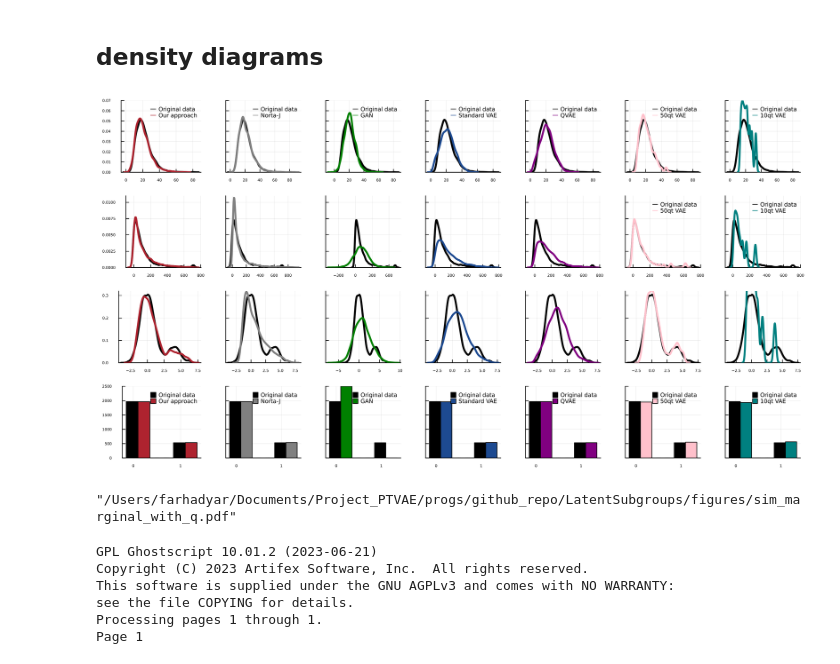
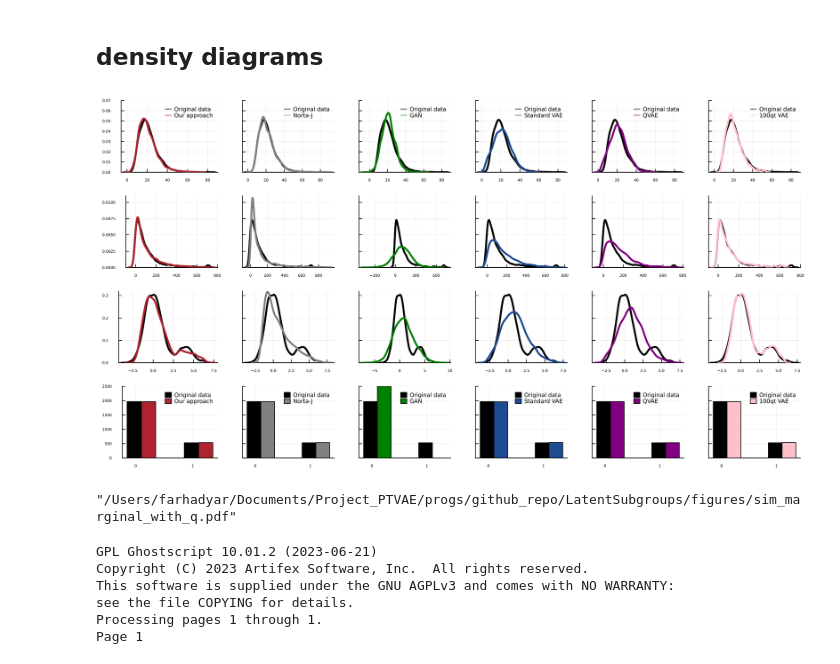
Before and after one commit to kianaf/LatentSubgroups, a Jupyter notebook: notebooks/Sec3_evaluation_unknown_group_quantile.ipynb, the cells around one changed output. Cells and saved outputs as stored; diff of their text form; code cells hidden in the pictures.

Commit message:
added cross validation, average utility, reconstruction curves

```diff
--- a/notebooks/Sec3_evaluation_unknown_group_quantile.ipynb
+++ b/notebooks/Sec3_evaluation_unknown_group_quantile.ipynb
@@ -57,12 +58,12 @@ Standardize_pMSE: 4.804678834934327
 # %%
-path_sim = "runs/run_427"
+path_sim = "runs/run_428"
 
 # path = "runs/run_149"
 # utility(path)
 
 
-q50_ptvae_syn_sim = Matrix(CSV.read("./runs/run_427/vae/prior_sampling/synthetic_data_prior.csv" , DataFrame, header = false))
-utility(path_sim, nothing, q50_ptvae_syn_sim)
+q100_ptvae_syn_sim = Matrix(CSV.read("./runs/run_428/vae/prior_sampling/synthetic_data_prior.csv" , DataFrame, header = false))
+utility(path_sim, nothing, q100_ptvae_syn_sim)
 # %% [output]
 DecisionTreeClassifier
 max_depth:                15
@@ -212,13 +219,13 @@ p5 = Plots.density(original_data_sim[:,dim_number_sim], label = " Original data"
 Plots.density!(p5, qvae_syn_sim[:,dim_number_sim], label = " QVAE", color = "purple", width = 3, ylim =(0, 0.07), yformatter=_->"")
 
 p6 = Plots.density(original_data_sim[:,dim_number_sim], label = " Original data" , color = "black", width = 3,ylim =(0, 0.07))
-Plots.density!(p6, q50_ptvae_syn_sim[:,dim_number_sim], label = " 50qt VAE", color = "pink", width = 3, ylim =(0, 0.07), yformatter=_->"")
+Plots.density!(p6, q100_ptvae_syn_sim[:,dim_number_sim], label = " 100qt VAE", color = "pink", width = 3, ylim =(0, 0.07), yformatter=_->"")
 
 p7 = Plots.density(original_data_sim[:,dim_number_sim], label = " Original data" , color = "black", width = 3,ylim =(0, 0.07))
-Plots.density!(p7, q500_ptvae_syn_sim[:,dim_number_sim], label = " 10qt VAE", color = "teal", width = 3, ylim =(0, 0.07), yformatter=_->"")
+Plots.density!(p7, q10_ptvae_syn_sim[:,dim_number_sim], label = " 10qt VAE", color = "teal", width = 3, ylim =(0, 0.07), yformatter=_->"")
 
 # Combine plots into a single row
-combined_plot = Plots.plot(p1, p2, p3, p4, p5, p6, p7, layout = (1, 7), size = (1120, 200),  legend = :best)
+combined_plot = Plots.plot(p1, p2, p3, p4, p5, p6, layout = (1, 6), size = (1120, 200),  legend = :best)
 
 
 
@@ -243,13 +250,13 @@ Plots.density!(p5, qvae_syn_sim[:,dim_number_sim], label = " QVAE", color = "pur
 
 
 p6 = Plots.density(original_data_sim[:,dim_number_sim], label = " Original data" , color = "black", width = 3,ylim =(0, 0.07))
-Plots.density!(p6, q50_ptvae_syn_sim[:,dim_number_sim], label = " 50qt VAE", color = "pink", width = 3, ylim =(0, 0.011), yformatter=_->"")
+Plots.density!(p6, q100_ptvae_syn_sim[:,dim_number_sim], label = " 100qt VAE", color = "pink", width = 3, ylim =(0, 0.011), legend = false, yformatter=_->"")
 
 p7 = Plots.density(original_data_sim[:,dim_number_sim], label = " Original data" , color = "black", width = 3,ylim =(0, 0.07))
-Plots.density!(p7, q500_ptvae_syn_sim[:,dim_number_sim], label = " 10qt VAE", color = "teal", width = 3, ylim =(0, 0.011), yformatter=_->"")
+Plots.density!(p7, q10_ptvae_syn_sim[:,dim_number_sim], label = " 10qt VAE", color = "teal", width = 3, ylim =(0, 0.011), yformatter=_->"")
 
 # Combine plots into a single row
-combined_plot_1 = Plots.plot(p1, p2, p3, p4, p5, p6, p7, layout = (1, 7), size =  (1120, 200))
+combined_plot_1 = Plots.plot(p1, p2, p3, p4, p5, p6, layout = (1, 6), size =  (1120, 200))
 
 
 
@@ -275,13 +282,13 @@ Plots.density!(p5, qvae_syn_sim[:,dim_number_sim], label = " QVAE", color = "pur
 
 
 p6 = Plots.density(original_data_sim[:,dim_number_sim], label = " Original data" , color = "black", width = 3,ylim =(0, 0.07))
-Plots.density!(p6, q50_ptvae_syn_sim[:,dim_number_sim], label = " 50qt VAE", color = "pink", width = 3, ylim =(0, 0.32), yformatter=_->"")
+Plots.density!(p6, q100_ptvae_syn_sim[:,dim_number_sim], label = " 100qt VAE", color = "pink", width = 3, ylim =(0, 0.32), yformatter=_->"")
 
 p7 = Plots.density(original_data_sim[:,dim_number_sim], label = " Original data" , color = "black", width = 3,ylim =(0, 0.07))
-Plots.density!(p7, q500_ptvae_syn_sim[:,dim_number_sim], label = " 10qt VAE", color = "teal", width = 3, ylim =(0, 0.32), yformatter=_->"")
+Plots.density!(p7, q10_ptvae_syn_sim[:,dim_number_sim], label = " 10qt VAE", color = "teal", width = 3, ylim =(0, 0.32), yformatter=_->"")
 
 # Combine plots into a single row
-combined_plot_2 = Plots.plot(p1, p2, p3, p4, p5, p6, p7, layout = (1, 7), size = (1120, 200),  legend = false)
+combined_plot_2 = Plots.plot(p1, p2, p3, p4, p5, p6, layout = (1, 6), size = (1120, 200),  legend = false)
 
 
 
@@ -295,36 +302,36 @@ dim_name_ist= colnames_sim[dim_number_sim]  # Assuming colnames is defined elsew
 
 p1 = histogram_plot("", [original_data_sim[:,dim_number_sim], ptvae_syn_sim[:,dim_number_sim]], [" Original data" , " Our approach"], ["black" "#AE232F"], (0, 2500), true)
 
 p2 = histogram_plot("",[original_data_sim[:,dim_number_sim], nortaj_syn_sim[:,dim_number_sim]], [" Original data" , " Norta-J"], ["black" "gray"], (0, 2500), false)
 
 p3 = histogram_plot("",[original_data_sim[:,dim_number_sim], gan_syn_sim[:,dim_number_sim]], [" Original data" , " GAN"], ["black" "green"], (0, 2500), false)
 
 p4 = histogram_plot("",[original_data_sim[:,dim_number_sim], vae_syn_sim[:,dim_number_sim]], [" Original data" , " Standard VAE"], ["black" "#1D4A91"], (0, 2500), false)
 
 p5 = histogram_plot("",[original_data_sim[:,dim_number_sim], qvae_syn_sim[:,dim_number_sim]], [" Original data" , " QVAE"], ["black" "purple"], (0, 2500), false)
 
-p6 = histogram_plot("",[original_data_sim[:,dim_number_sim], q50_ptvae_syn_sim[:,dim_number_sim]], [" Original data" , " 50qt VAE"], ["black" "pink"], (0, 2500), false)
+p6 = histogram_plot("",[original_data_sim[:,dim_number_sim], q100_ptvae_syn_sim[:,dim_number_sim]], [" Original data" , " 100qt VAE"], ["black" "pink"], (0, 2500), false)
 
 p7 = histogram_plot("",[original_data_sim[:,dim_number_sim], q10_ptvae_syn_sim[:,dim_number_sim]], [" Original data" , " 10qt VAE"], ["black" "teal"], (0, 2500), false)
 
 
 # Combine plots into a single row
-combined_plot_3 = Plots.plot(p1, p2, p3, p4, p5, p6, p7, layout = (1, 7), size = (1120, 200))
+combined_plot_3 = Plots.plot(p1, p2, p3, p4, p5, p6, layout = (1, 6), size = (1120, 200))
 
 
 
 combined_plot_final = Plots.plot(combined_plot, combined_plot_1, combined_plot_2,combined_plot_3, layout = (4, 1), size = (1120, 600), foreground_color_legend = nothing, background_color_legend = nothing,  dpi = 300)
 
 
 Plots.plot!(xtickfont=font(4), ytickfont=font(4), legendfont=font(6))
 
 # Display the combined plot
 display(combined_plot_final)
 gr()
 Plots.savefig("./figures/sim_marginal_with_q.png")
 Plots.savefig("./figures/sim_marginal_with_q.pdf")
 # %% [output]
-[figure, old version]
+[figure, new version]
 "/Users/farhadyar/Documents/Project_PTVAE/progs/github_repo/LatentSubgroups/figures/sim_marginal_with_q.pdf"
 # %%
 # Set the input and output filenames
```
Also changed, not shown: parts of 17 cells of this notebook, 37 other files.
